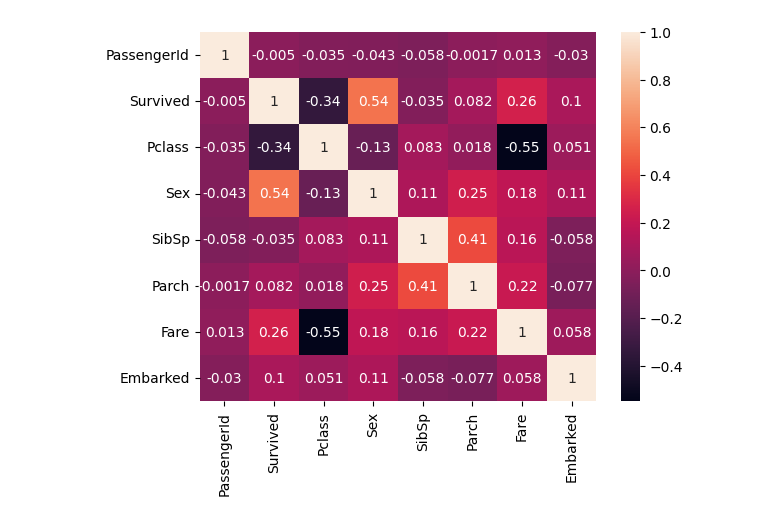
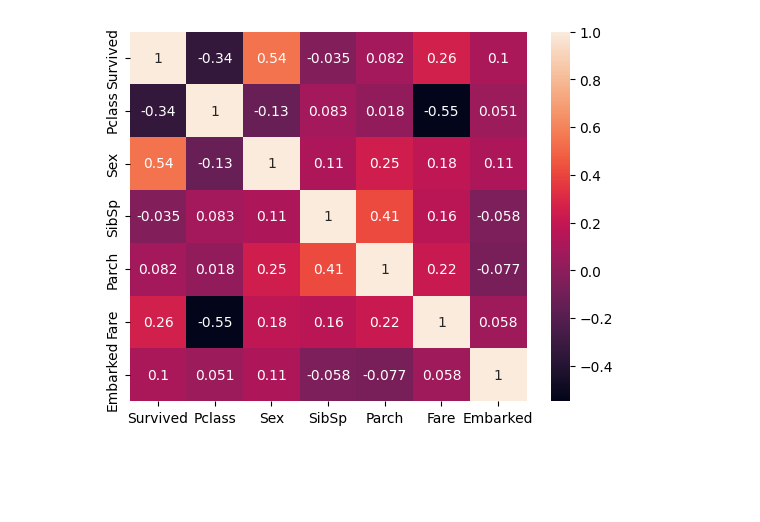
Before and after one commit to LuanKrzyzaniak/machine-learning-study, a Jupyter notebook: code/titanic/titanic.ipynb, the cells around one changed output. Cells and saved outputs as stored; diff of their text form; code cells hidden in the pictures; blank space fills up the shorter version.

Commit message:
att graphs

```diff
--- a/code/titanic/titanic.ipynb
+++ b/code/titanic/titanic.ipynb
@@ -52,11 +47,9 @@ traindf.head()
 | 4 | 5 | 0 | 3 | Allen, Mr. William Henry | 0 | 35.0 | 0 | 0 | 373450 | 8.0500 | ... |
 # %%
 # Remove name, cabin and ticket to build a correlation table
-temp = traindf.drop(columns=["Name", "Ticket", "Cabin", "Age"])
+traindf = traindf.drop(columns=["PassengerId", "Name", "Ticket", "Cabin", "Age"])
+sn.heatmap(traindf.corr(),
+           annot=True)
+plt.show()
+# %% [output]
+[figure, added]
-# %%
-#plt.matshow(temp.corr())
-import seaborn as sn
-sn.heatmap(temp.corr(), annot=True)
-plt.show()
-# %% [output]
-[figure, removed]
```
Also changed, not shown: parts of 6 cells of this notebook.
